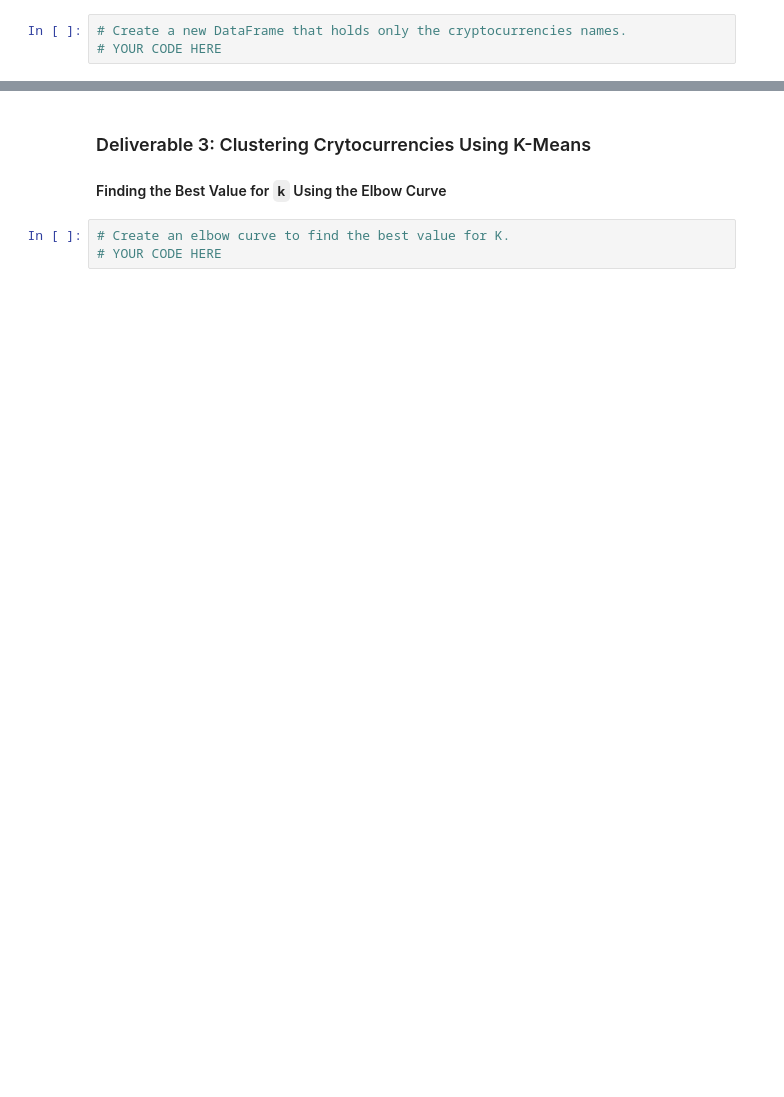
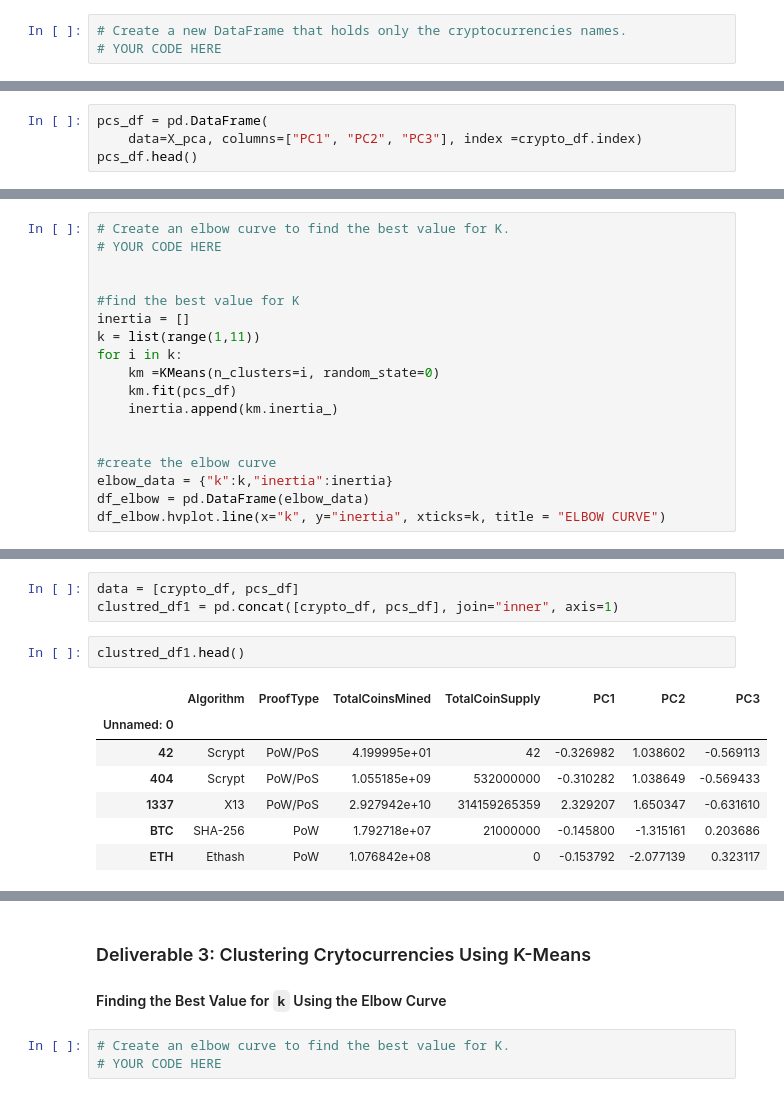
Before and after one commit to mustafaikizler/Cryptocurrencies, a Jupyter notebook: crypto_clustering.ipynb, the cells around one changed output, grey strips where cells are left out. Cells and saved outputs as stored; diff of their text form; blank space fills up the shorter version.

```diff
--- a/crypto_clustering.ipynb
+++ b/crypto_clustering.ipynb
@@ -297,0 +217,4 @@ array([[-0.33285464,  1.0383583 , -0.56494435],
+# %%
+pcs_df = pd.DataFrame(
+    data=X_pca, columns=["PC1", "PC2", "PC3"], index =crypto_df.index)
+pcs_df.head()
@@ -297,0 +233,18 @@ array([[-0.33285464,  1.0383583 , -0.56494435],
+# %%
+# Create an elbow curve to find the best value for K.
+# YOUR CODE HERE
+
+
+#find the best value for K
+inertia = []
+k = list(range(1,11))
+for i in k:
+    km =KMeans(n_clusters=i, random_state=0)
+    km.fit(pcs_df)
+    inertia.append(km.inertia_)
+
+
+#create the elbow curve
+elbow_data = {"k":k,"inertia":inertia}
+df_elbow = pd.DataFrame(elbow_data)
+df_elbow.hvplot.line(x="k", y="inertia", xticks=k, title = "ELBOW CURVE")
@@ -297,0 +280,13 @@ array([[-0.33285464,  1.0383583 , -0.56494435],
+# %%
+data = [crypto_df, pcs_df]
+clustred_df1 = pd.concat([crypto_df, pcs_df], join="inner", axis=1)
+# %%
+clustred_df1.head()
+# %% [output]
+|  | Algorithm | ProofType | TotalCoinsMined | TotalCoinSupply | PC1 | PC2 | PC3 |
+| Unnamed: 0 |  |  |  |  |  |  |  |
+| 42 | Scrypt | PoW/PoS | 4.199995e+01 | 42 | -0.326982 | 1.038602 | -0.569113 |
+| 404 | Scrypt | PoW/PoS | 1.055185e+09 | 532000000 | -0.310282 | 1.038649 | -0.569433 |
+| 1337 | X13 | PoW/PoS | 2.927942e+10 | 314159265359 | 2.329207 | 1.650347 | -0.631610 |
+| BTC | SHA-256 | PoW | 1.792718e+07 | 21000000 | -0.145800 | -1.315161 | 0.203686 |
+| ETH | Ethash | PoW | 1.076842e+08 | 0 | -0.153792 | -2.077139 | 0.323117 |
```
Also changed, not shown: parts of 29 cells of this notebook.
